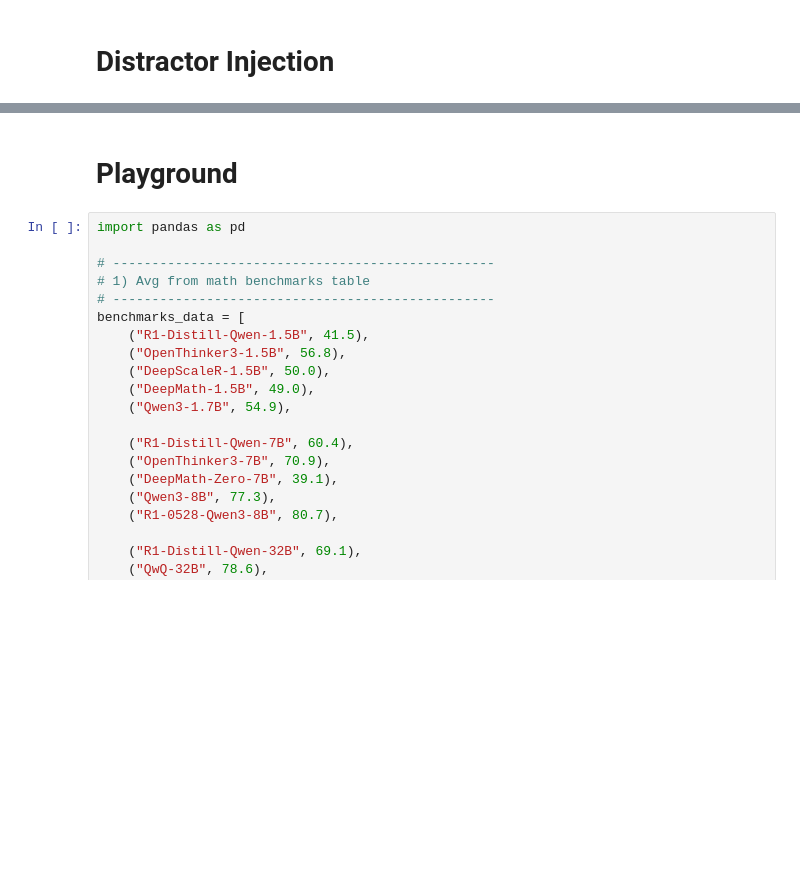
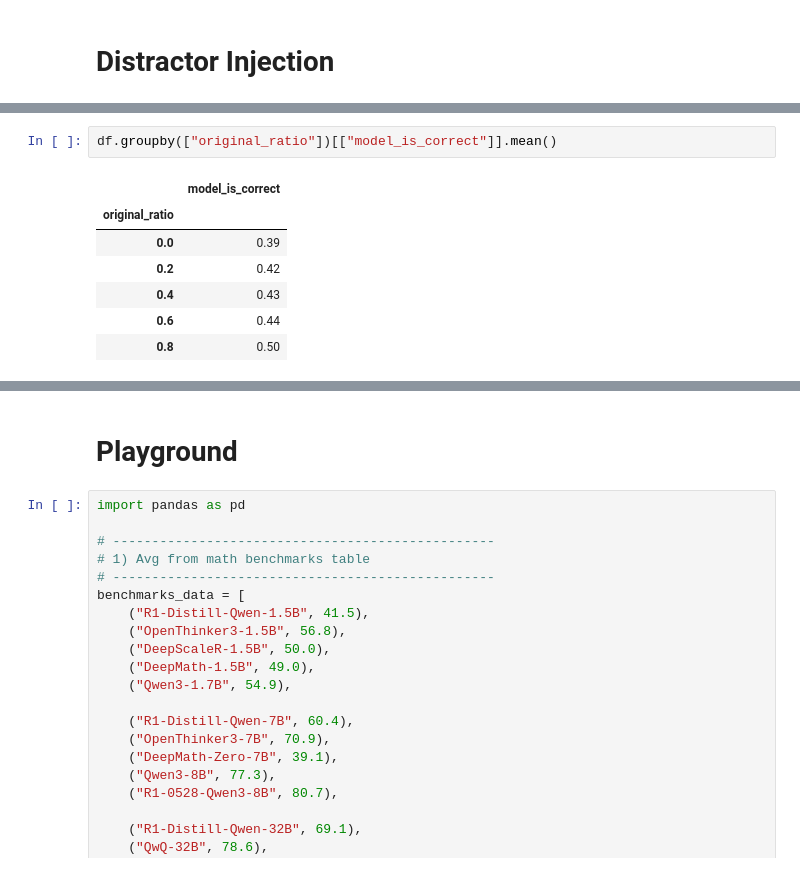
Before and after one commit to Aochong-Li/perturb-r, a Jupyter notebook: notebook/math/benchmark_eval.ipynb, the cells around one changed output, grey strips where cells are left out. Drawn from its saved outputs; the diff is of its cells as text; blank space fills up the shorter version.

```diff
--- a/notebook/math/benchmark_eval.ipynb
+++ b/notebook/math/benchmark_eval.ipynb
@@ -673,0 +492,10 @@ Two canonical questions (Question ONE and Question TWO) and their solutions are
+# %%
+df.groupby(["original_ratio"])[["model_is_correct"]].mean()
+# %% [output]
+|  | model_is_correct |
+| original_ratio |  |
+| 0.0 | 0.39 |
+| 0.2 | 0.42 |
+| 0.4 | 0.43 |
+| 0.6 | 0.44 |
+| 0.8 | 0.50 |
```
Also changed, not shown: parts of 46 cells of this notebook, 11 other files.
